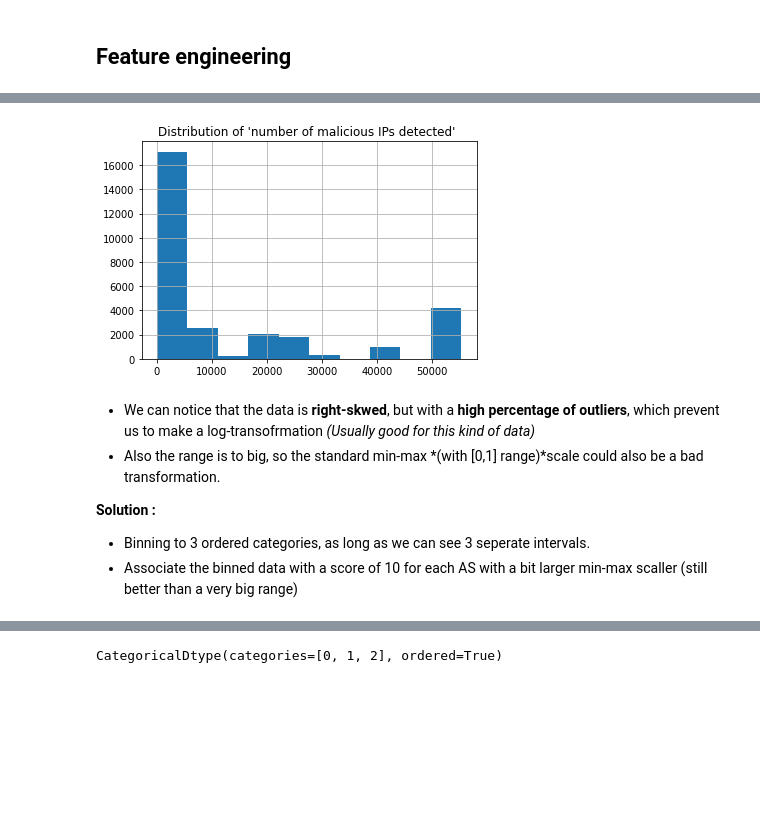
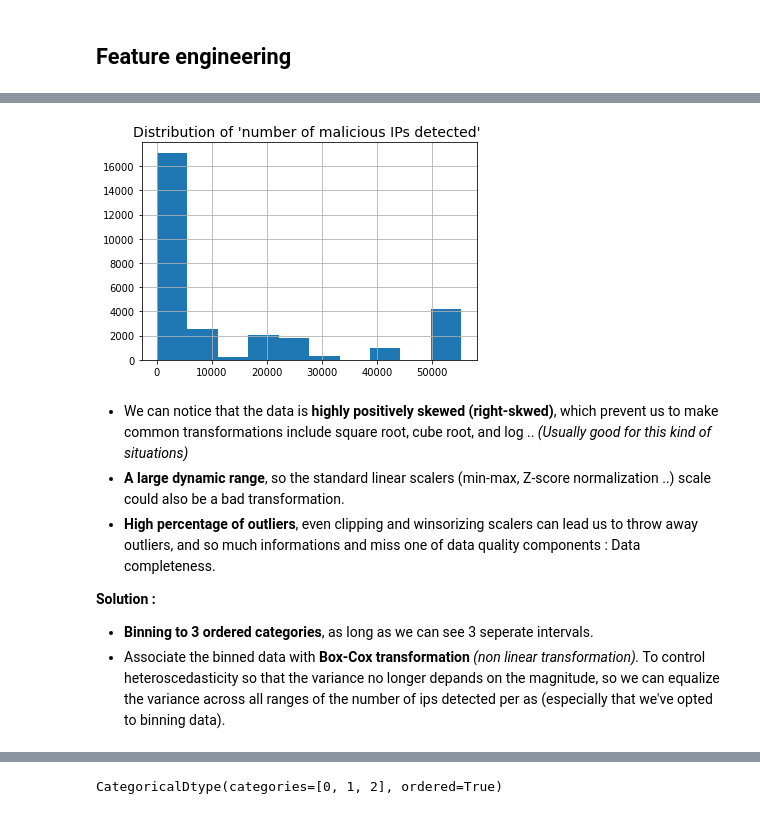
Before and after one commit to ramyh08/CrowdSec_CS_GCNs_semi_supervised, a Jupyter notebook: main.ipynb, the cells around one changed output, grey strips where cells are left out. Saved outputs shown, nothing was run; the diff lists cells and outputs as text; code cells hidden in the pictures; blank space fills up the shorter version.

```diff
--- a/main.ipynb
+++ b/main.ipynb
@@ -133,14 +153,18 @@ See the caveats in the documentation: https://pandas.pydata.org/pandas-docs/stab
 # %%
+#fontsize
+fs=14
+
 #Check the distribution of 'n° of IPs reported'
 df.n_ips_reported.hist()
-plt.title("Distribution of 'number of malicious IPs detected' ")
+plt.title("Distribution of 'number of malicious IPs detected' ",fontsize = fs)
 plt.show()
 # %% [output]
-[figure, old version]
+[figure, new version]
 # %% [markdown]
-* We can notice that the data is **right-skwed**, but with a **high percentage of outliers**, which prevent us to make a log-transofrmation *(Usually good for this kind of data)*
-* Also the range is to big, so the standard min-max *(with [0,1] range)*scale could also be a bad transformation.
+* We can notice that the data is **highly positively skewed (right-skwed)**, which prevent us to make common transformations include square root, cube root, and log .. *(Usually good for this kind of situations)*
+* **A large dynamic range**, so the standard linear scalers (min-max, Z-score normalization ..) scale could also be a bad transformation.
+* **High percentage of outliers**, even clipping and winsorizing scalers can lead us to throw away outliers, and so much informations and miss one of data quality components : Data completeness.
 
 **Solution :**
-* Binning to 3 ordered categories, as long as we can see 3 seperate intervals.
-* Associate the binned data with a score of 10 for each AS with a bit larger min-max scaller (still better than a very big range)
+* **Binning to 3 ordered categories**, as long as we can see 3 seperate intervals.
+* Associate the binned data with **Box-Cox transformation** *(non linear transformation).* To control heteroscedasticity so that the variance no longer depands on the magnitude, so we can equalize the variance across all ranges of the number of ips detected per as (especially that we've opted to binning data).
```
Also changed, not shown: parts of 40 cells of this notebook, 2 other files.
